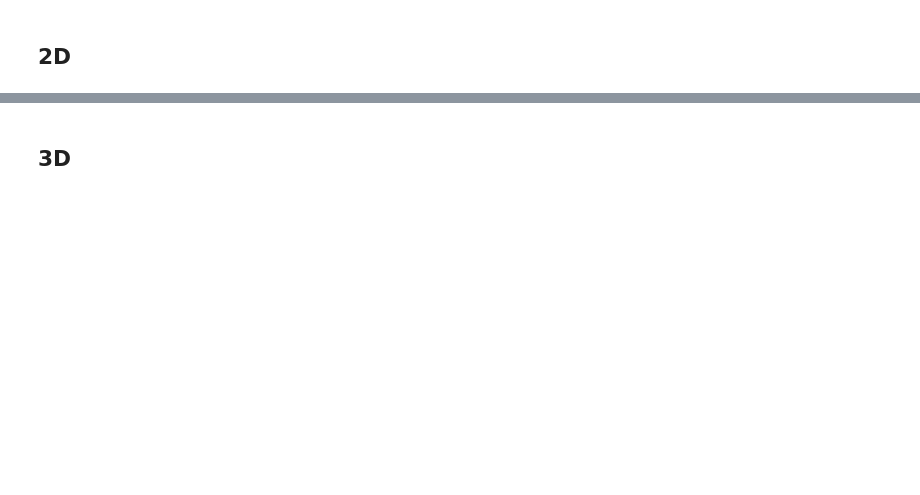
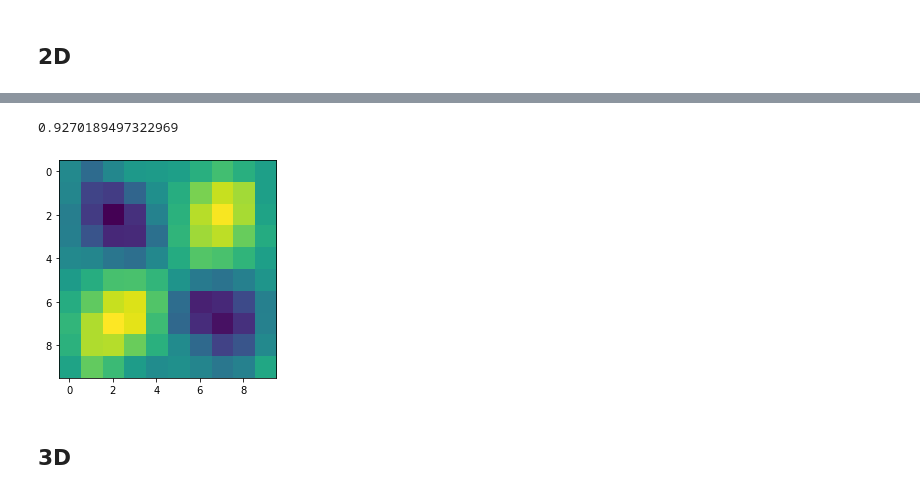
Before and after one commit to KristianWold/Thesis, a Jupyter notebook: notebooks/analysis/Trainability, Analysis.ipynb, the cells around one changed output, grey strips where cells are left out. Cells and saved outputs as stored; diff of their text form; code cells hidden in the pictures; blank space fills up the shorter version.

```diff
--- a/notebooks/analysis/Trainability, Analysis.ipynb
+++ b/notebooks/analysis/Trainability, Analysis.ipynb
@@ -92,2 +110,10 @@ plt.show()
+# %%
+y_pred = qnn_list2[0].predict(x)
+print(r2(y_pred, y))
+plt.imshow(y_pred.reshape(n,n))
+plt.show()
+# %% [output]
+0.9270189497322969
+[figure, added]
 # %% [markdown]
 ## 3D
```
Also changed, not shown: parts of 19 cells of this notebook, 19 other files.
